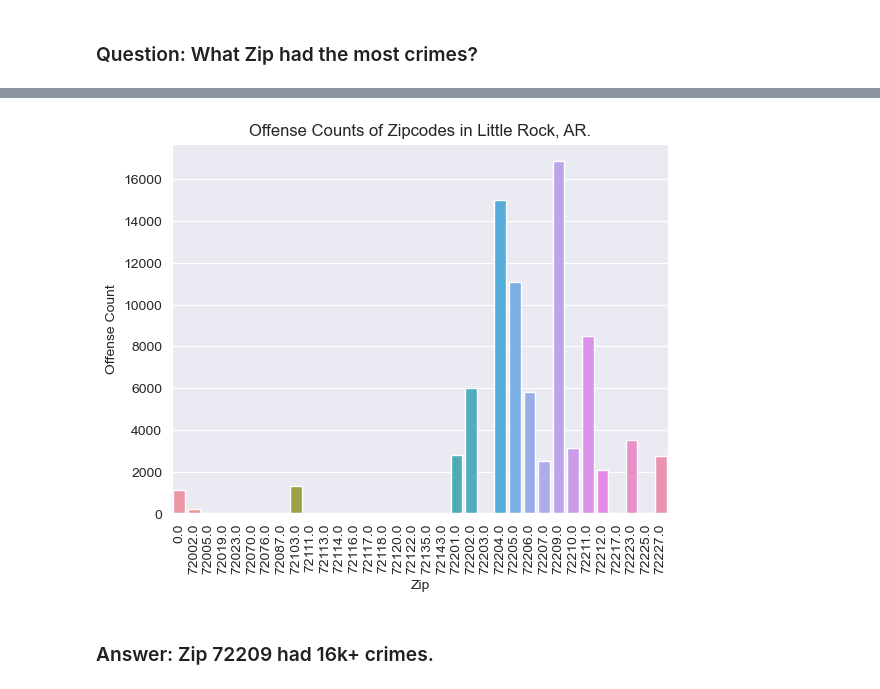
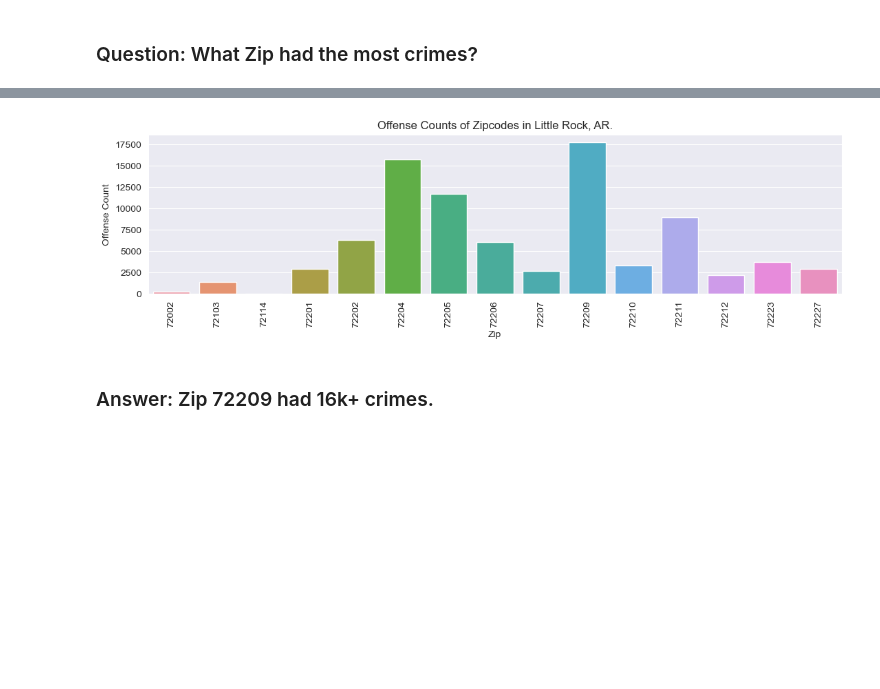
Before and after one commit to ATU-TechAI-Research-Hub/little-rock-crime, a Jupyter notebook: jupyter-notebooks/2_exploratory_analysis_cj_2022-11-04.ipynb, the cells around one changed output, grey strips where cells are left out. Saved outputs shown, nothing was run; the diff lists cells and outputs as text; code cells hidden in the pictures; blank space fills up the shorter version.

Commit message:
Updated data (2017 to 02/20/2023)

```diff
--- a/jupyter-notebooks/2_exploratory_analysis_cj_2022-11-04.ipynb
+++ b/jupyter-notebooks/2_exploratory_analysis_cj_2022-11-04.ipynb
@@ -165,13 +170,19 @@ zip_offense_counts.set_index("Zip").sort_values(by="Offense Count")
 # %%
-ax = sns.barplot(data=zip_offense_counts, x=zip_offense_counts["Zip"], y=zip_offense_counts["Offense Count"])
+zip_offense_counts["Zip"] = zip_offense_counts["Zip"].astype(int)
+zip_offense_counts = zip_offense_counts.loc[zip_offense_counts["Zip"] != 0]
+top5 = zip_offense_counts.sort_values(by="Offense Count", ascending=False).head(15)
+ax = sns.barplot(data=top5, x=top5["Zip"], y=top5["Offense Count"])
+
 ax.set_xticklabels(ax.get_xticklabels(), rotation=90)
 
 plt.title("Offense Counts of Zipcodes in Little Rock, AR.")
 plt.xlabel("Zip")
 plt.ylabel("Offense Count")
+plt.gcf().set_size_inches(13, 3)
+plt.savefig("../top5-zipcodes.png", bbox_inches='tight')
 plt.show()
 # %% [output]
-[figure, old version]
+[figure, new version]
 # %% [markdown]
 ### Answer: Zip 72209 had 16k+ crimes.
 # %% [markdown]
```
Also changed, not shown: parts of 9 cells of this notebook, 10 other files.
